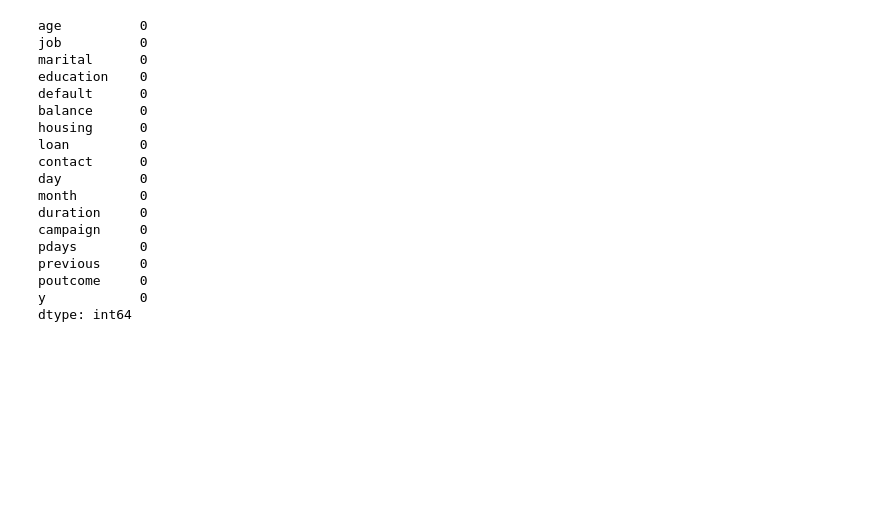
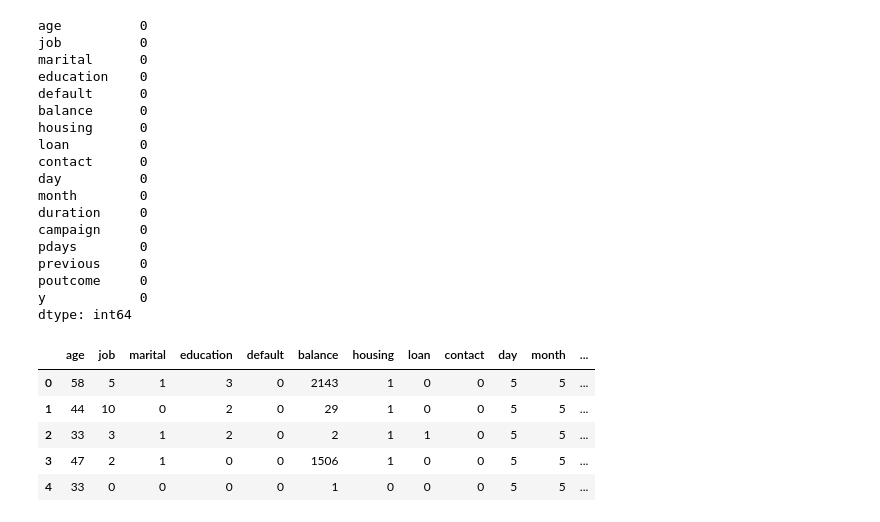
Before and after one commit to AshutoshRegmi/Bank_Logistic, a Jupyter notebook: bank_log_reg.ipynb, the cells around one changed output. Saved outputs shown, nothing was run; the diff lists cells and outputs as text; code cells hidden in the pictures; blank space fills up the shorter version.

Commit message:
Changed all object/string and boolean types to ints in data set

```diff
--- a/bank_log_reg.ipynb
+++ b/bank_log_reg.ipynb
@@ -68,3 +68,46 @@ previous     0
 poutcome     0
 y            0
 dtype: int64
+# %%
+df.rename(columns={'y': 'subscribed'}, inplace=True)
+# %%
+df['subscribed'] = df['subscribed'].map({'no': 0, 'yes': 1})
+
+# Binary variables
+df['default'] = df['default'].map({'no': 0, 'yes': 1})
+df['housing'] = df['housing'].map({'no': 0, 'yes': 1})
+df['loan'] = df['loan'].map({'no': 0, 'yes': 1})
+
+# Marital status
+df['marital'] = df['marital'].map({'single': 0, 'married': 1, 'divorced': 2})
+
+# Education
+df['education'] = df['education'].map({'primary': 1, 'secondary': 2, 'tertiary': 3, 'unknown': 0})
+
+# Job - assign numbers to each job type
+df['job'] = df['job'].map({
+    'admin.': 1, 'blue-collar': 2, 'entrepreneur': 3, 'housemaid': 4,
+    'management': 5, 'retired': 6, 'self-employed': 7, 'services': 8,
+    'student': 9, 'technician': 10, 'unemployed': 11, 'unknown': 0
+})
+
+# Contact
+df['contact'] = df['contact'].map({'cellular': 1, 'telephone': 2, 'unknown': 0})
+
+# Month
+df['month'] = df['month'].map({
+    'jan': 1, 'feb': 2, 'mar': 3, 'apr': 4, 'may': 5, 'jun': 6,
+    'jul': 7, 'aug': 8, 'sep': 9, 'oct': 10, 'nov': 11, 'dec': 12
+})
+
+# Previous outcome
+df['poutcome'] = df['poutcome'].map({'failure': 0, 'other': 1, 'success': 2, 'unknown': 3})
+# %%
+df.head()
+# %% [output]
+|  | age | job | marital | education | default | balance | housing | loan | contact | day | month | ... |
+| 0 | 58 | 5 | 1 | 3 | 0 | 2143 | 1 | 0 | 0 | 5 | 5 | ... |
+| 1 | 44 | 10 | 0 | 2 | 0 | 29 | 1 | 0 | 0 | 5 | 5 | ... |
+| 2 | 33 | 3 | 1 | 2 | 0 | 2 | 1 | 1 | 0 | 5 | 5 | ... |
+| 3 | 47 | 2 | 1 | 0 | 0 | 1506 | 1 | 0 | 0 | 5 | 5 | ... |
+| 4 | 33 | 0 | 0 | 0 | 0 | 1 | 0 | 0 | 0 | 5 | 5 | ... |
```
